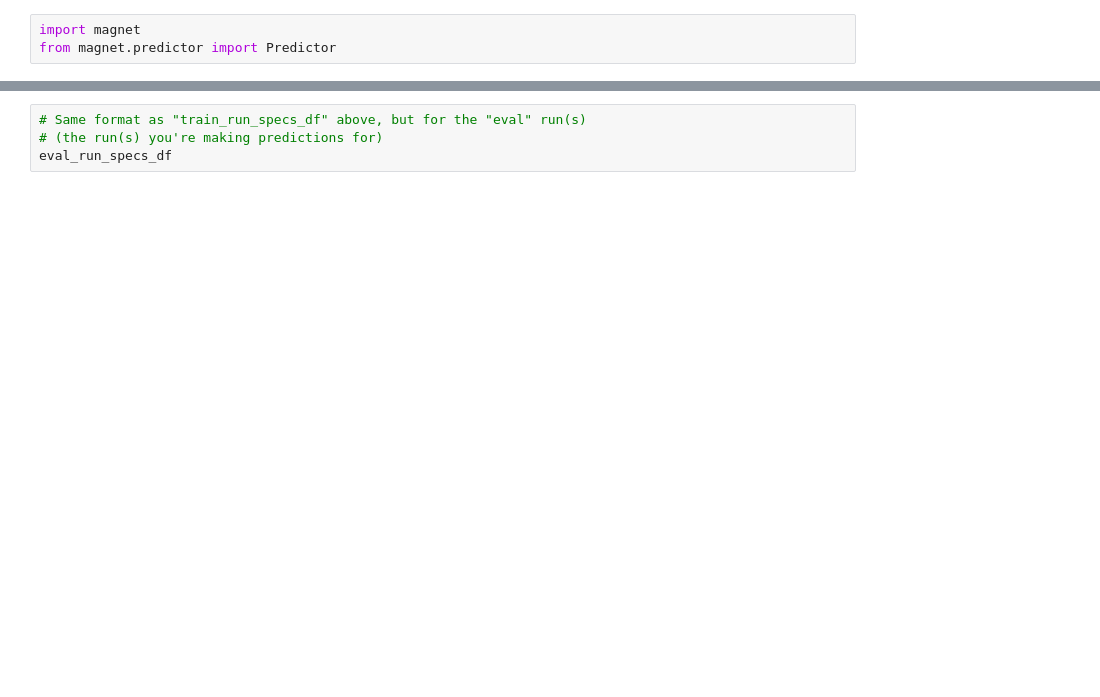
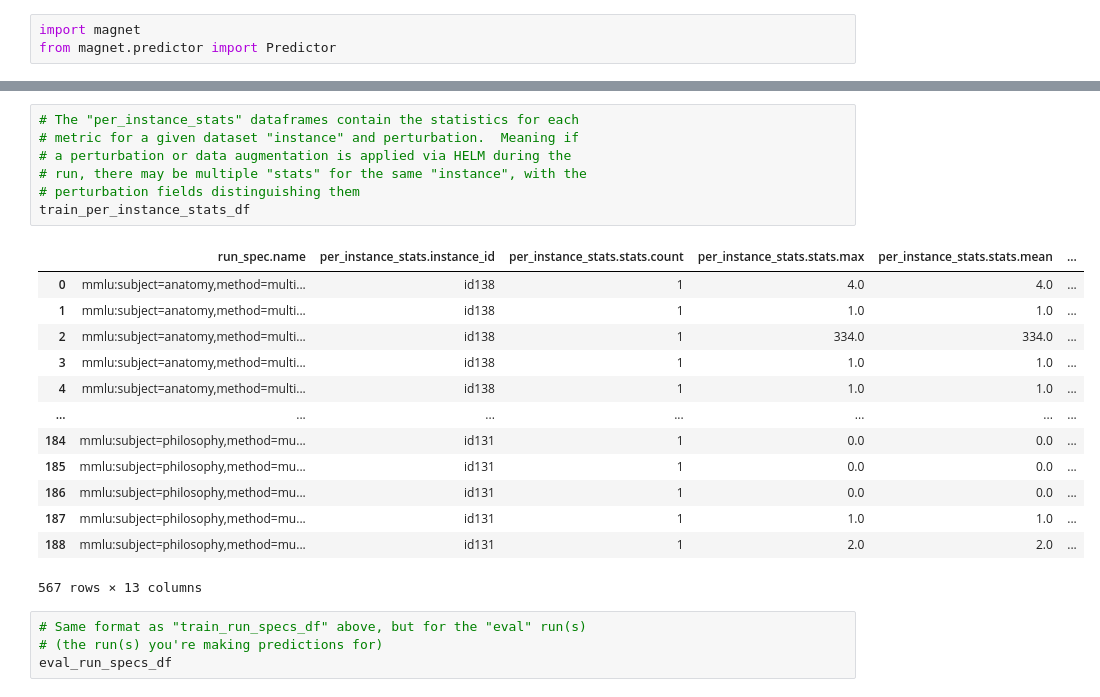
Before and after one commit to AIQ-Kitware/aiq-magnet, a Jupyter notebook: predict_inputs_exploration.ipynb, the cells around one changed output, grey strips where cells are left out. Saved outputs shown, nothing was run; the diff lists cells and outputs as text; blank space fills up the shorter version.

```diff
--- a/predict_inputs_exploration.ipynb
+++ b/predict_inputs_exploration.ipynb
@@ -64,3 +84,24 @@ train_stats_df
+# %%
+# The "per_instance_stats" dataframes contain the statistics for each
+# metric for a given dataset "instance" and perturbation.  Meaning if
+# a perturbation or data augmentation is applied via HELM during the
+# run, there may be multiple "stats" for the same "instance", with the
+# perturbation fields distinguishing them
+train_per_instance_stats_df
+# %% [output]
+|  | run_spec.name | per_instance_stats.instance_id | per_instance_stats.stats.count | per_instance_stats.stats.max | per_instance_stats.stats.mean | ... |
+| 0 | mmlu:subject=anatomy,method=multi... | id138 | 1 | 4.0 | 4.0 | ... |
+| 1 | mmlu:subject=anatomy,method=multi... | id138 | 1 | 1.0 | 1.0 | ... |
+| 2 | mmlu:subject=anatomy,method=multi... | id138 | 1 | 334.0 | 334.0 | ... |
+| 3 | mmlu:subject=anatomy,method=multi... | id138 | 1 | 1.0 | 1.0 | ... |
+| 4 | mmlu:subject=anatomy,method=multi... | id138 | 1 | 1.0 | 1.0 | ... |
+| ... | ... | ... | ... | ... | ... | ... |
+| 184 | mmlu:subject=philosophy,method=mu... | id131 | 1 | 0.0 | 0.0 | ... |
+| 185 | mmlu:subject=philosophy,method=mu... | id131 | 1 | 0.0 | 0.0 | ... |
+| 186 | mmlu:subject=philosophy,method=mu... | id131 | 1 | 0.0 | 0.0 | ... |
+| 187 | mmlu:subject=philosophy,method=mu... | id131 | 1 | 1.0 | 1.0 | ... |
+| 188 | mmlu:subject=philosophy,method=mu... | id131 | 1 | 2.0 | 2.0 | ... |
+567 rows × 13 columns
 # %%
 # Same format as "train_run_specs_df" above, but for the "eval" run(s)
 # (the run(s) you're making predictions for)
```
Also changed, not shown: parts of 6 cells of this notebook, 1 other file.
